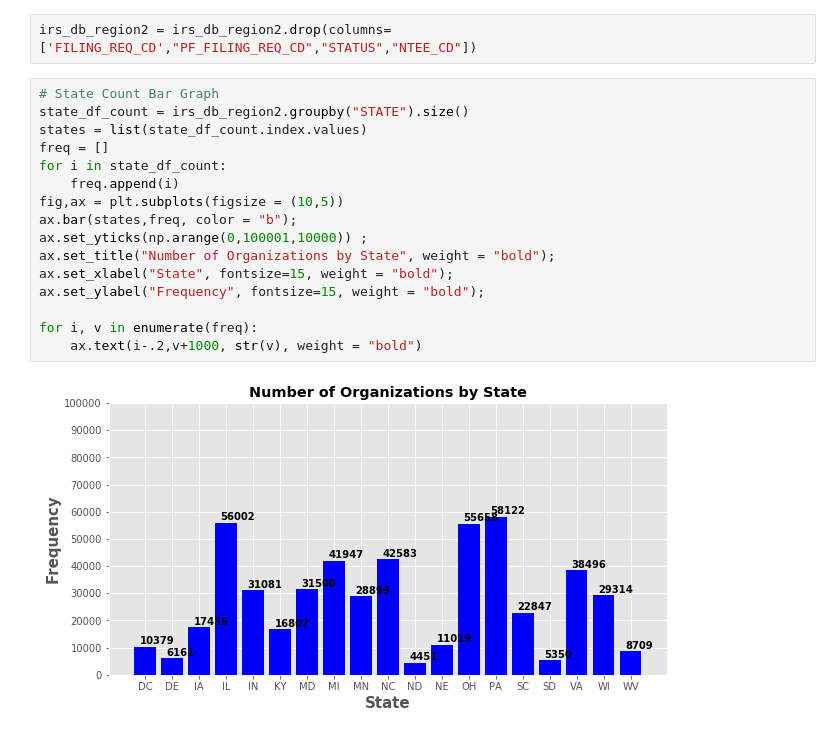
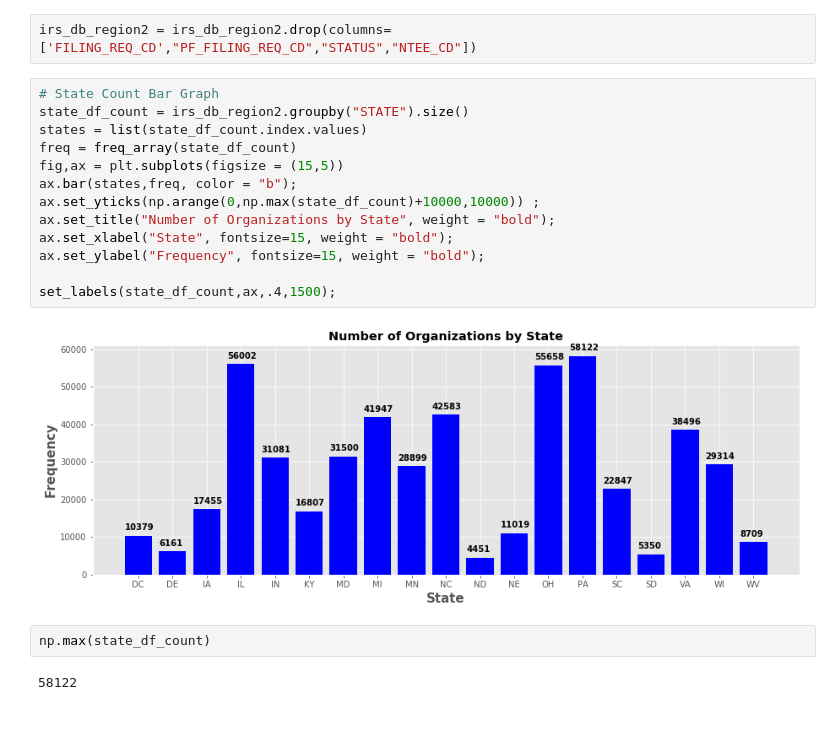
Before and after one commit to jackvessa/Capstone1_Givz_EDA, a Jupyter notebook: IRS_EDA_Region2.ipynb, the cells around one changed output. Saved outputs shown, nothing was run; the diff lists cells and outputs as text.

```diff
--- a/IRS_EDA_Region2.ipynb
+++ b/IRS_EDA_Region2.ipynb
@@ -39,18 +39,19 @@ irs_db_region2 = irs_db_region2.drop(columns=['FILING_REQ_CD',"PF_FILING_REQ_CD"
 # %%
 # State Count Bar Graph
 state_df_count = irs_db_region2.groupby("STATE").size()
 states = list(state_df_count.index.values)
-freq = []
-for i in state_df_count:
-    freq.append(i)
-fig,ax = plt.subplots(figsize = (10,5))
+freq = freq_array(state_df_count)
+fig,ax = plt.subplots(figsize = (15,5))
 ax.bar(states,freq, color = "b");
-ax.set_yticks(np.arange(0,100001,10000)) ;
+ax.set_yticks(np.arange(0,np.max(state_df_count)+10000,10000)) ;
 ax.set_title("Number of Organizations by State", weight = "bold");
 ax.set_xlabel("State", fontsize=15, weight = "bold");
 ax.set_ylabel("Frequency", fontsize=15, weight = "bold");
 
-for i, v in enumerate(freq):
-    ax.text(i-.2,v+1000, str(v), weight = "bold")
+set_labels(state_df_count,ax,.4,1500);
 # %% [output]
-[figure, old version]
+[figure, new version]
+# %%
+np.max(state_df_count)
+# %% [output]
+58122
```
Also changed, not shown: 2 other files.
